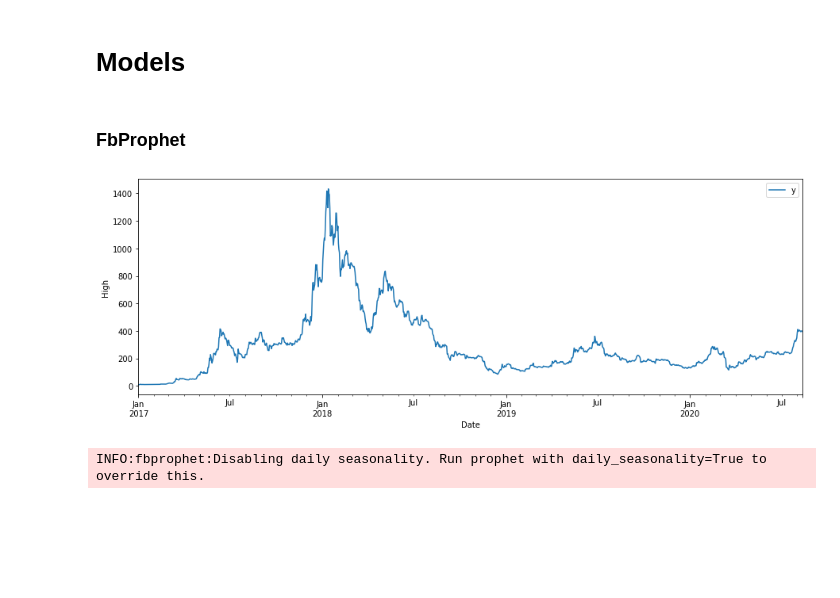
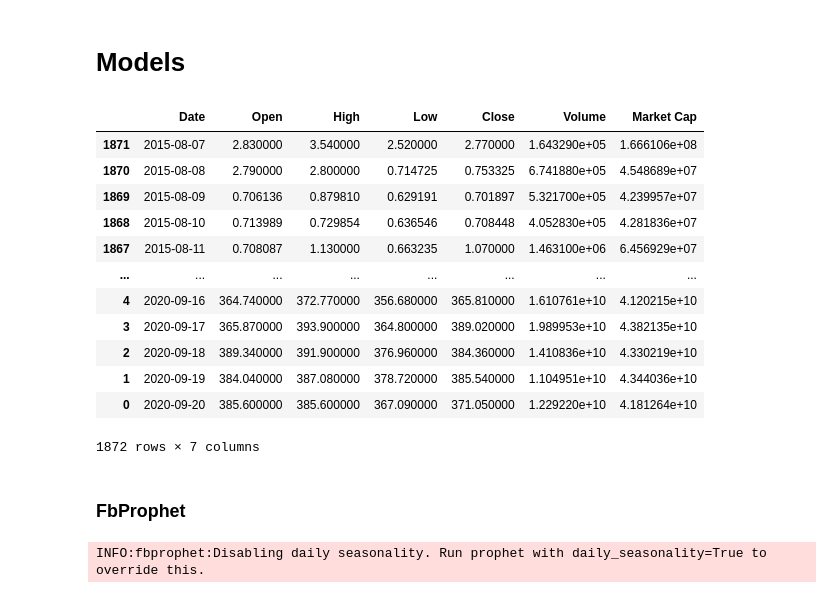
Before and after one commit to juan-ivan-NV/Btc_trading, a Jupyter notebook: Data_extraction_and_models_comparison.ipynb, the cells around one changed output. Drawn from its saved outputs; the diff is of its cells as text; code cells hidden in the pictures; blank space fills up the shorter version.

```diff
--- a/Data_extraction_and_models_comparison.ipynb
+++ b/Data_extraction_and_models_comparison.ipynb
@@ -236,3 +234,23 @@ _ = my_coin_graph[['Open','High','Low','Close']].plot(figsize=(22, 8))
 my_coin.to_csv('my_coin_daily_data.csv')
 # %% [markdown]
 # Models
+# %%
+# ► Changing the order of the df
+
+my_coin = my_coin.copy()[::-1]
+# %%
+my_coin
+# %% [output]
+|  | Date | Open | High | Low | Close | Volume | Market Cap |
+| 1871 | 2015-08-07 | 2.830000 | 3.540000 | 2.520000 | 2.770000 | 1.643290e+05 | 1.666106e+08 |
+| 1870 | 2015-08-08 | 2.790000 | 2.800000 | 0.714725 | 0.753325 | 6.741880e+05 | 4.548689e+07 |
+| 1869 | 2015-08-09 | 0.706136 | 0.879810 | 0.629191 | 0.701897 | 5.321700e+05 | 4.239957e+07 |
+| 1868 | 2015-08-10 | 0.713989 | 0.729854 | 0.636546 | 0.708448 | 4.052830e+05 | 4.281836e+07 |
+| 1867 | 2015-08-11 | 0.708087 | 1.130000 | 0.663235 | 1.070000 | 1.463100e+06 | 6.456929e+07 |
+| ... | ... | ... | ... | ... | ... | ... | ... |
+| 4 | 2020-09-16 | 364.740000 | 372.770000 | 356.680000 | 365.810000 | 1.610761e+10 | 4.120215e+10 |
+| 3 | 2020-09-17 | 365.870000 | 393.900000 | 364.800000 | 389.020000 | 1.989953e+10 | 4.382135e+10 |
+| 2 | 2020-09-18 | 389.340000 | 391.900000 | 376.960000 | 384.360000 | 1.410836e+10 | 4.330219e+10 |
+| 1 | 2020-09-19 | 384.040000 | 387.080000 | 378.720000 | 385.540000 | 1.104951e+10 | 4.344036e+10 |
+| 0 | 2020-09-20 | 385.600000 | 385.600000 | 367.090000 | 371.050000 | 1.229220e+10 | 4.181264e+10 |
+1872 rows × 7 columns
@@ -258,13 +271,3 @@ my_coin_high_p = my_coin_high_p.rename(columns = {'Date':'ds','High':'y'})
-# %%
-# ► Plot
-
-ax = my_coin_high_p.set_index('ds').plot(figsize=(15, 5))
-ax.set_ylabel('High')
-ax.set_xlabel('Date')
-
-plt.show()
-# %% [output]
-[figure, removed]
 # %%
 # ► setting this hyperparameter to 0.8  https://facebook.github.io/prophet/docs/trend_changepoints.html#adjusting-trend-flexibility
 # ► 1.1 = mse(2805.25), 0.8 = mse(2857.13), 1.2 = mse(3015.23), 0.75 = mse(3038.22), 0.9 = mse(3039.19), 0.5 = mse(3182.94)
```
Also changed, not shown: parts of 18 cells of this notebook.
